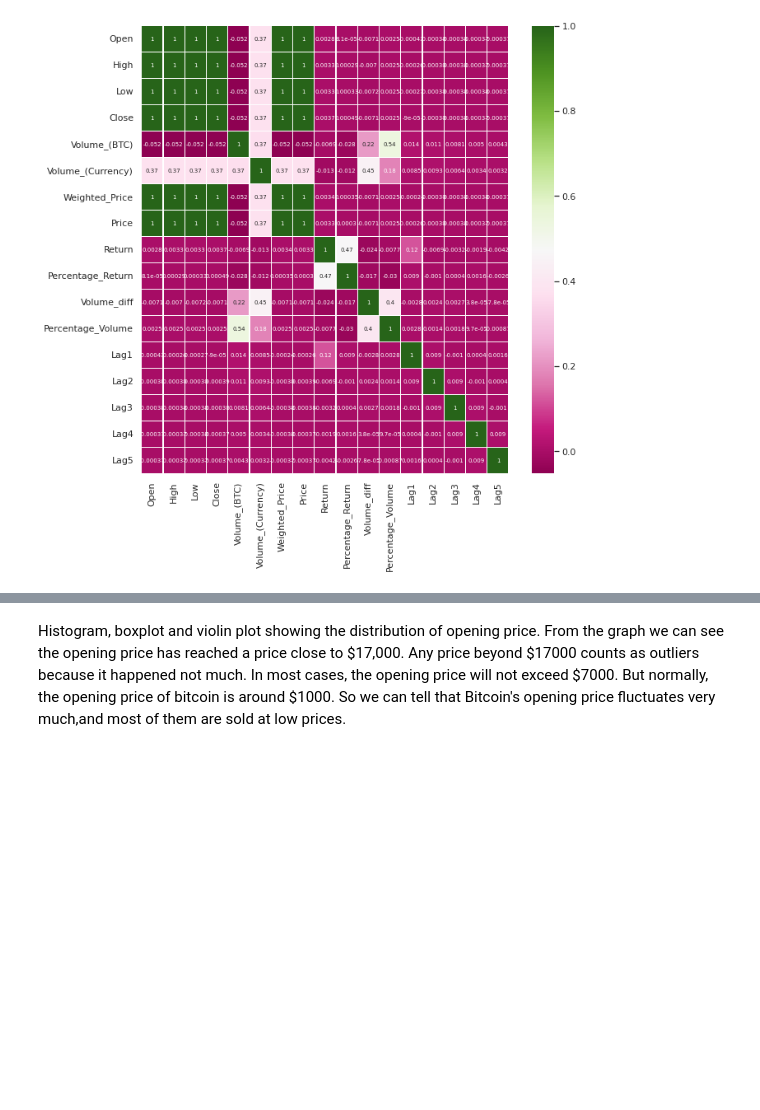
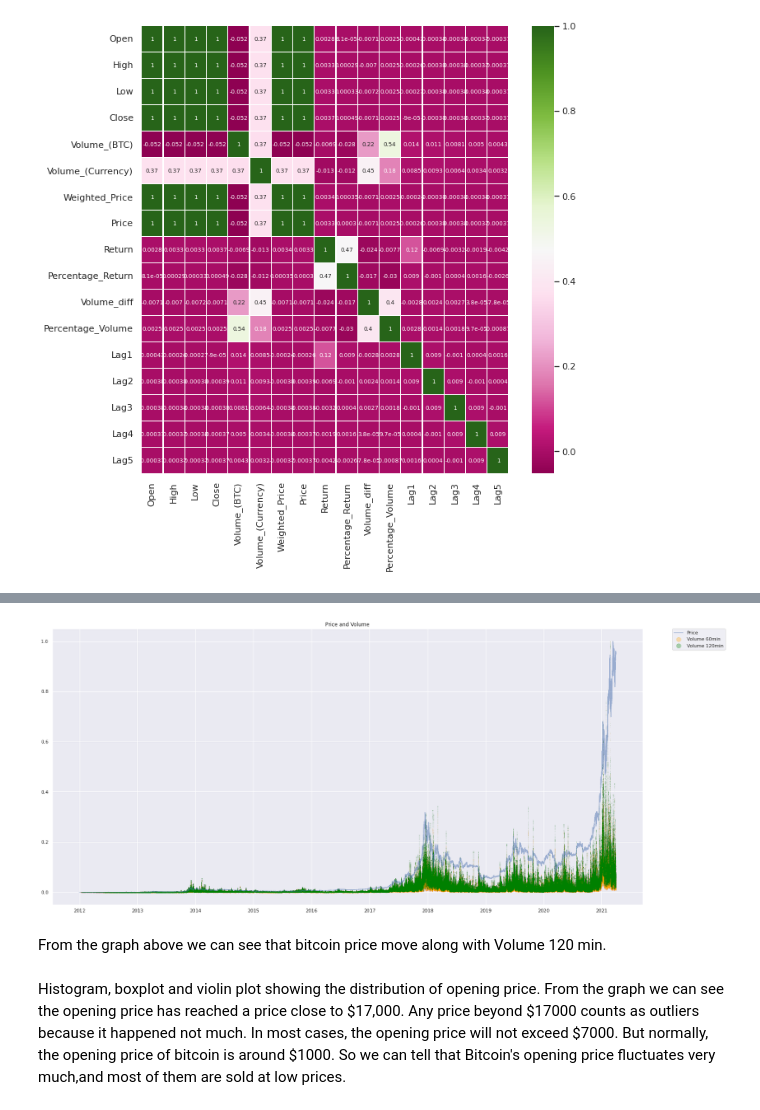
Before and after one commit to zhouchun0105/BA810_Team1, a Jupyter notebook: SUBMIT_Bitcoin_Price_and_Movement_Prediction.ipynb, the cells around one changed output, grey strips where cells are left out. Cells and saved outputs as stored; diff of their text form; code cells hidden in the pictures; blank space fills up the shorter version.

```diff
--- a/SUBMIT_Bitcoin_Price_and_Movement_Prediction.ipynb
+++ b/SUBMIT_Bitcoin_Price_and_Movement_Prediction.ipynb
@@ -354,3 +456,25 @@ sns.heatmap(corr, cmap='PiYG', annot= True, linewidths=0.3 );
+# %%
+df.columns = ["Open", "High", "Low","Close", "Volume_BTC", "Volume_Currency", "Weighted_Price","Price","Return","Direction","Percentage_Return","Volume_diff","Percentage_Volume","Lag1","Lag2","Lag3","Lag4","Lag5"]
+# %%
+df["Vol_MA60"] = df.Volume_Currency.rolling(window=60).sum()
+df["Vol_MA120"] = df.Volume_Currency.rolling(window=120).sum()
+# %%
+plt.rcParams.update({'font.size': 20})
+
+fig, ax = plt.subplots(figsize=(25,12))
+ax.plot(df.index, scaler.fit_transform(df.Weighted_Price.values.reshape(-1,1)), alpha=0.5, label='Price')
+ax.scatter(df.index, scaler.fit_transform(df.Vol_MA60.values.reshape(-1,1)), alpha=0.3, label='Volume 60min', s=0.01, color='orange')
+
+
+ax.scatter(df.index, scaler.fit_transform(df.Vol_MA120.values.reshape(-1,1)), alpha=0.3, label='Volume 120min', s=0.01, color='green')
+# ax.scatter(df.index, scaler.fit_transform(df.Percentage_Return.values.reshape(-1,1)), alpha=0.3, label='Return percent', s=0.01, color='red')
+ax.legend(bbox_to_anchor=(1.05, 1), loc=2, borderaxespad=0., markerscale=100)
+ax.set_title("Price and Volume")
+plt.draw()
+# %% [output]
+[figure, added]
+# %% [markdown]
+From the graph above we can see that bitcoin price move along with Volume 120 min.
 # %% [markdown]
 
 Histogram, boxplot and violin plot showing the distribution of opening price. From the graph we can see the opening price has reached a price close to $17,000. Any price beyond \$17000 counts as outliers because it happened not much. In most cases, the opening price will not exceed \$7000. But normally, the opening price of bitcoin is around \$1000. So we can tell that Bitcoin's opening price fluctuates very much,and most of them are sold at low prices.
```
Also changed, not shown: parts of 186 cells of this notebook.
